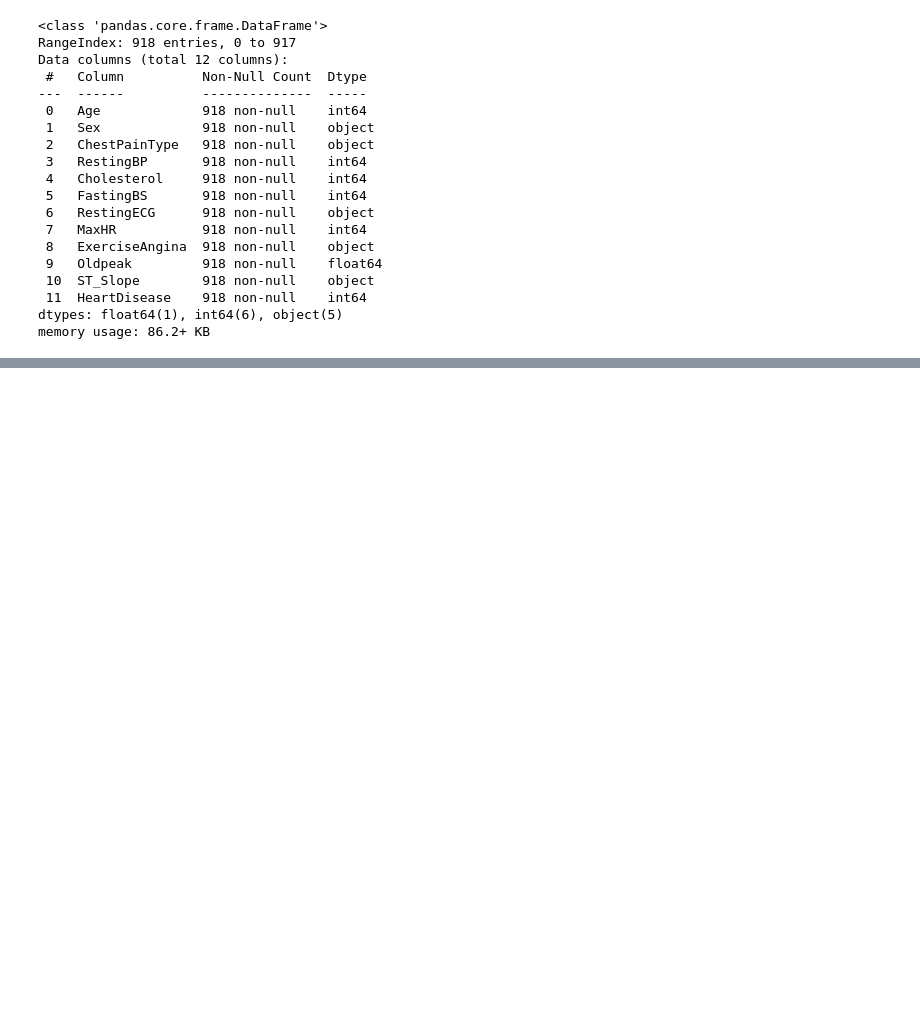
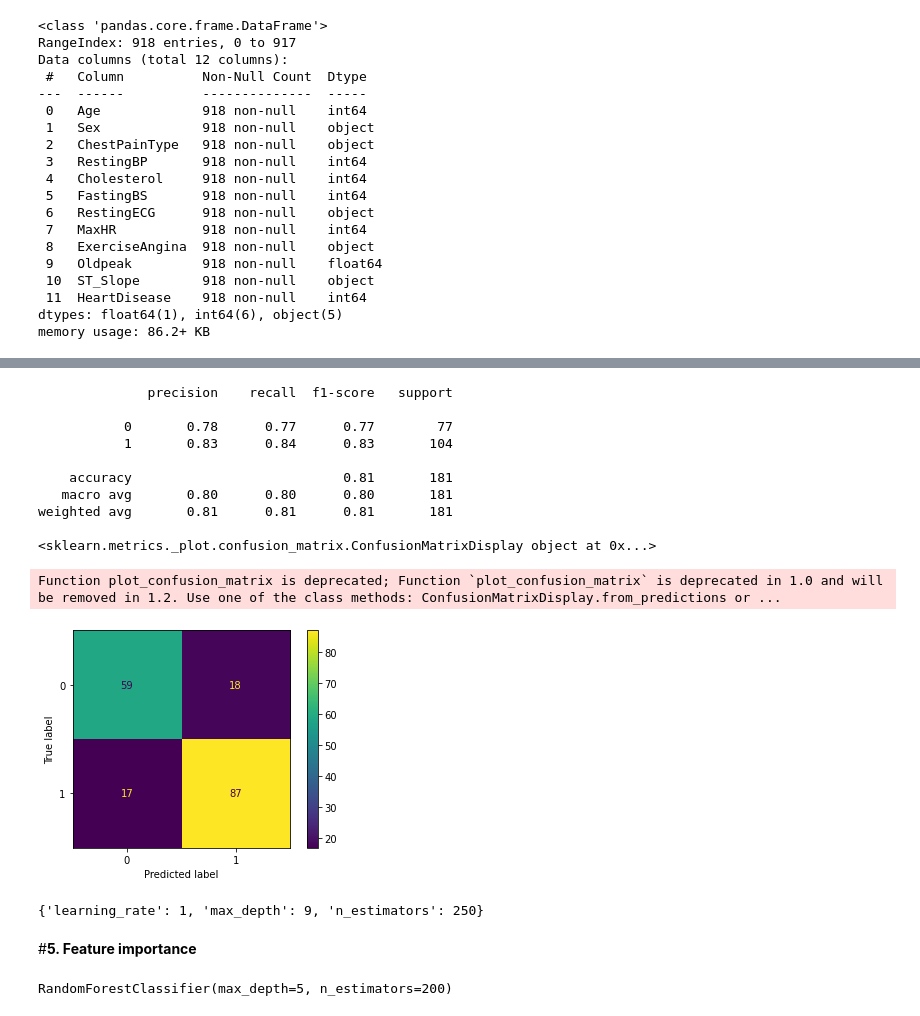
Before and after one commit to BeataZmuranova/Heart_failure, a Jupyter notebook: Heart_failure_prediction.ipynb, the cells around one changed output, grey strips where cells are left out. Drawn from its saved outputs; the diff is of its cells as text; code cells hidden in the pictures; blank space fills up the shorter version.

Commit message:
Add files via upload
Pridané komentáre ku kódu, feature importances, záver.

```diff
--- a/Heart_failure_prediction.ipynb
+++ b/Heart_failure_prediction.ipynb
@@ -484,0 +594,33 @@ Function plot_confusion_matrix is deprecated; Function `plot_confusion_matrix` i
+# %%
+#using gridsearch to find the best hyperparameters for Gradient Boosting Classifier model
+#použitie gridsearch na nájdenie najlepších hyperparametrov pre model Gradient Boosting Classifier
+param_gridGB={ "n_estimators":[5,50,250,500],
+    "max_depth":[1,3,5,7,9],
+    "learning_rate":[0.01,0.1,1,10,100]}
+
+gridGB=GridSearchCV(estimator=GradientBoostingClassifier(), param_grid=param_gridGB, cv=5)
+gridGB.fit(X_train_scaled, y_train)
+y_predGB=gridGB.predict(X_test_scaled)
+print(classification_report(y_test, y_predGB))
+print(plot_confusion_matrix(gridGB, X_test_scaled, y_test))
+# %% [output]
+              precision    recall  f1-score   support
+
+           0       0.78      0.77      0.77        77
+           1       0.83      0.84      0.83       104
+
+    accuracy                           0.81       181
+   macro avg       0.80      0.80      0.80       181
+weighted avg       0.81      0.81      0.81       181
+
+<sklearn.metrics._plot.confusion_matrix.ConfusionMatrixDisplay object at 0x...>
+Function plot_confusion_matrix is deprecated; Function `plot_confusion_matrix` is deprecated in 1.0 and will be removed in 1.2. Use one of the class methods: ConfusionMatrixDisplay.from_predictions or ...
+[figure, added]
+# %%
+#the best parameters for Gradient Boosting Classifier model
+#najlepšie parametre pre model Gradient Boosting Classifier
+gridGB.best_params_
+# %% [output]
+{'learning_rate': 1, 'max_depth': 9, 'n_estimators': 250}
+# %% [markdown]
+#**5. Feature importance**
@@ -484,0 +634,6 @@ Function plot_confusion_matrix is deprecated; Function `plot_confusion_matrix` i
+# %%
+#training RFC model with the best hyperparameters from gridsearch
+rf = RandomForestClassifier(criterion='gini',max_depth=5, max_features='auto',n_estimators= 200)
+rf.fit(X_train_std, y_train.values.ravel())
+# %% [output]
+RandomForestClassifier(max_depth=5, n_estimators=200)
```
Also changed, not shown: parts of 115 cells of this notebook.
